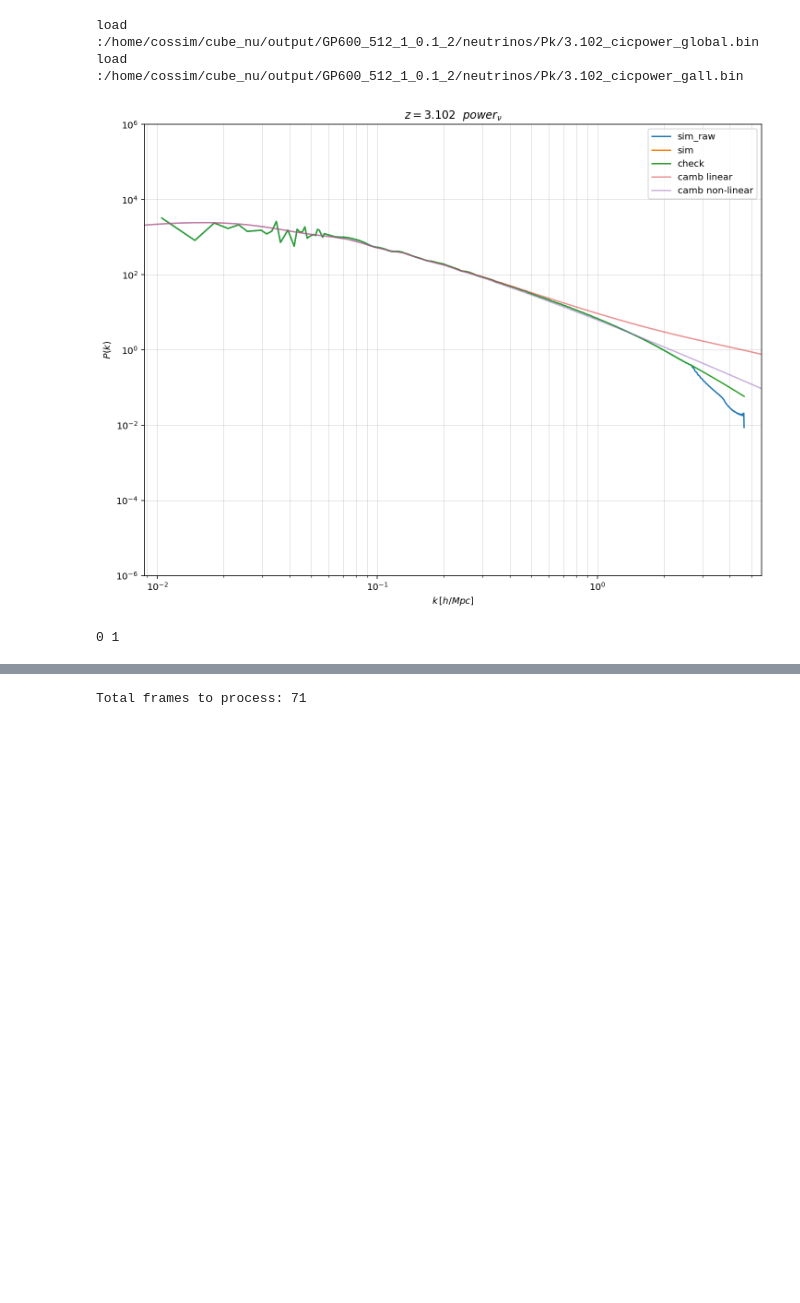
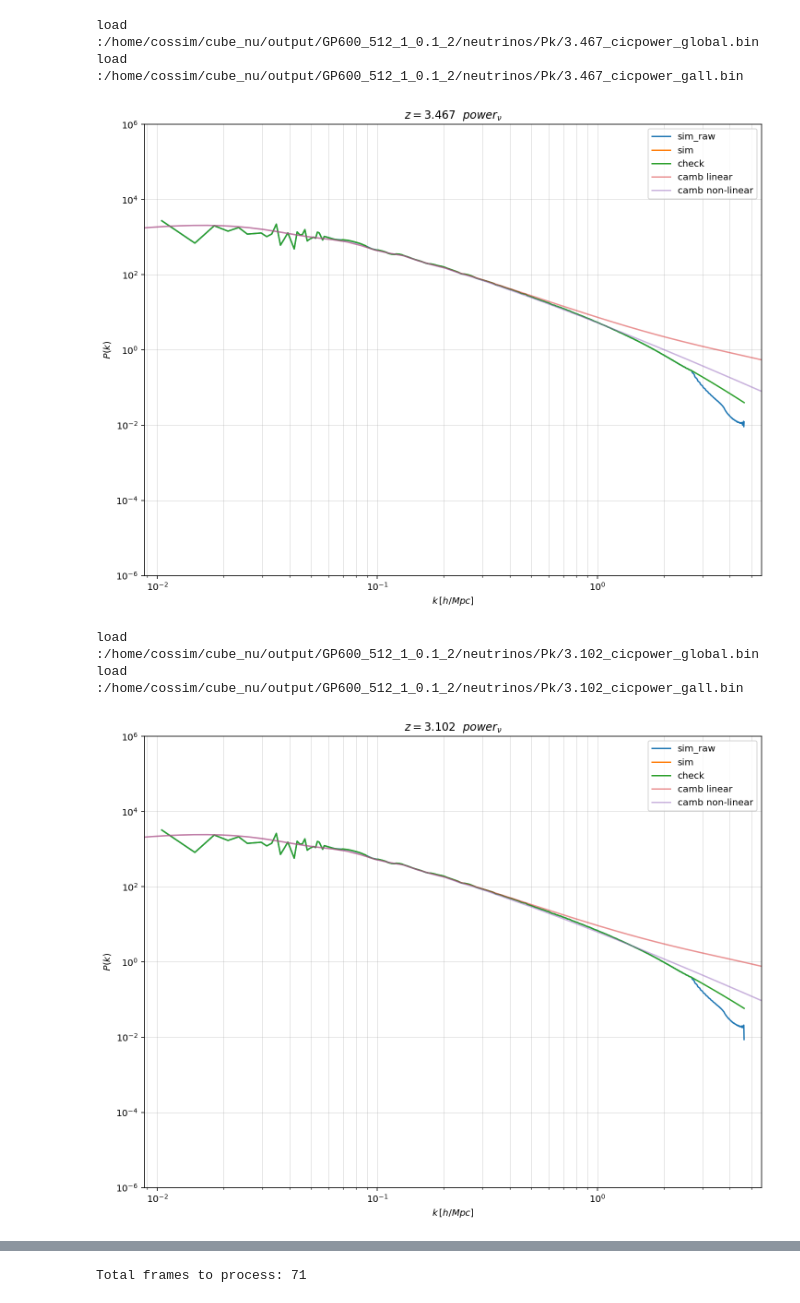
Before and after one commit to cosmologychen/cube_nu_new, a Jupyter notebook: neutrinos/PK.ipynb, the cells around one changed output, grey strips where cells are left out. Saved outputs shown, nothing was run; the diff lists cells and outputs as text; code cells hidden in the pictures; blank space fills up the shorter version.

```diff
--- a/neutrinos/PK.ipynb
+++ b/neutrinos/PK.ipynb
@@ -541,0 +617,33 @@ def match_para(para):
+# %%
+
+kh_lin = np.array([1,2,3,4,5,6,7,8,9,10])
+z_check = np.array([100,50,1,0])
+Pk_check = np.zeros((len(kh_lin),len(z_check)))
+for i in range(len(z_check)):
+    Pk_check[:,i] = 1/(1+z_check[i])**[1,2,3,4,5,6,7,8,9,10]
+    Pk_check[:,i] = Pk_check[:,i]**2
+
+istep = 2
+a_step = np.array([0.02,0.1,0.2,0.3,0.4,0.5,0.6,0.7,0.8,0.9,1.0])
+nstep = len(a_step)
+tau_step = np.array([0.00670808, 0.01602727, 0.02299532, 0.02826937, 0.03258655,0.03621096, 0.03927537, 0.04186914, 0.04406573, 0.04592981,0.04751794])
+sf_step  = np.zeros(nstep)
+Pk_step  = np.zeros((len(kh_lin),nstep))
+sf_step[0] = 0
+Pk_step[:,0] = exterp_quad(a_step[0], 3, Pk_check, z_check)
+for i in range(1,nstep):
+    sf_step[i] =  sf_step[i-1] + tau_step[i]/a_step[i]
+    Pk_step[:,i] = exterp_quad(a_step[i], 3, Pk_check, z_check)
+omega_m = 0.3
+omega_l = 1-omega_m
+H_0 = 0.7
+s_f = sf_step[istep]
+H_i = H_0*np.sqrt(omega_m*(1/a_step[istep])**3+omega_l)
+T_nu0 = 0.00016764
+C = 299792.458
+m_nu = [0.,0.1,0.2]
+k_mnu_2d = np.zeros((len(kh_lin),3))
+for i in range(3):
+    k_mnu_2d[:,i]=0
+    if m_nu[i] != 0 :
+        k_mnu_2d[:,i]=kh_lin/m_nu[i]
@@ -864,8 +1672,8 @@ z_step = np.loadtxt(path+'/neutrinos/z_powerpoint.txt')
 ptype = 'tot'
 ftype = 'm'
 mnu=0.1
-i1 = 0
-i2 = len(z_step)
+i1 = 11
+i2 = 16
 ii = 1
 
 counts = 0
@@ -874,34 +1682,36 @@ for z in z_step[i1:i2][::ii]:
     ksim,pksim = loadpower(path+f'/neutrinos/Pk/{Redshift}_cicpower_global.bin')
     kh,pk = loadpower(path+f'/neutrinos/Pk/{Redshift}_cicpower_gall.bin')
     if np.sum(pk) == 0:
         # print('z = %s no power spectrum'%Redshift)
         counts += 1
         continue
     k,pk_nl,pk_lin = cambpower(z)
 
     plt.figure(figsize=(12,9))
     plt.loglog(ksim,pksim[:,2],label = 'sim_raw',alpha=1)
     plt.loglog(ksim,pksim[:,4],label = 'sim',alpha=1)
     plt.loglog(kh,pk[:,4],label = 'check',alpha=1)
     plt.loglog(k,pk_nl,label = 'camb linear',alpha=0.5)
     plt.loglog(k,pk_lin,label = 'camb non-linear',alpha=0.5)
     plt.grid(True, which='both', linewidth=0.3)  # 打开主要和次要网格线，linewidth为0.3
     plt.xlim([min(kh)/1.2, max(kh)*1.2])
     plt.xlabel('$k\,[h/{ Mpc}]$')
     plt.ylabel('$P(k)$')
     plt.legend(loc='upper right')
     plt.title('$z='+str(Redshift)+'\,\,\,\,power_{\\nu}$')
     plt.ylim(1e-6,1e6)
     # 添加上边和右边的坐标轴
     ax = plt.gca()
     ax.spines['top'].set_visible(True)
     ax.spines['right'].set_visible(True)
 
     plt.show()
     plt.close()
 print(counts,len(z_step[i1:i2][::ii]))
 # %% [output]
-load :/home/cossim/cube_nu/output/GP600_512_1_0.1_2/neutrinos/Pk/3.102_cicpower_global.bin
-load :/home/cossim/cube_nu/output/GP600_512_1_0.1_2/neutrinos/Pk/3.102_cicpower_gall.bin
+load :/home/cossim/cube_nu/output/GP600_512_1_0.1_2/neutrinos/Pk/3.467_cicpower_global.bin
+load :/home/cossim/cube_nu/output/GP600_512_1_0.1_2/neutrinos/Pk/3.467_cicpower_gall.bin
-[figure, old version]
+[figure, new version]
-0 1
+load :/home/cossim/cube_nu/output/GP600_512_1_0.1_2/neutrinos/Pk/3.102_cicpower_global.bin
+load :/home/cossim/cube_nu/output/GP600_512_1_0.1_2/neutrinos/Pk/3.102_cicpower_gall.bin
+[figure, added]
```
Also changed, not shown: parts of 22 cells of this notebook, 17 other files.
